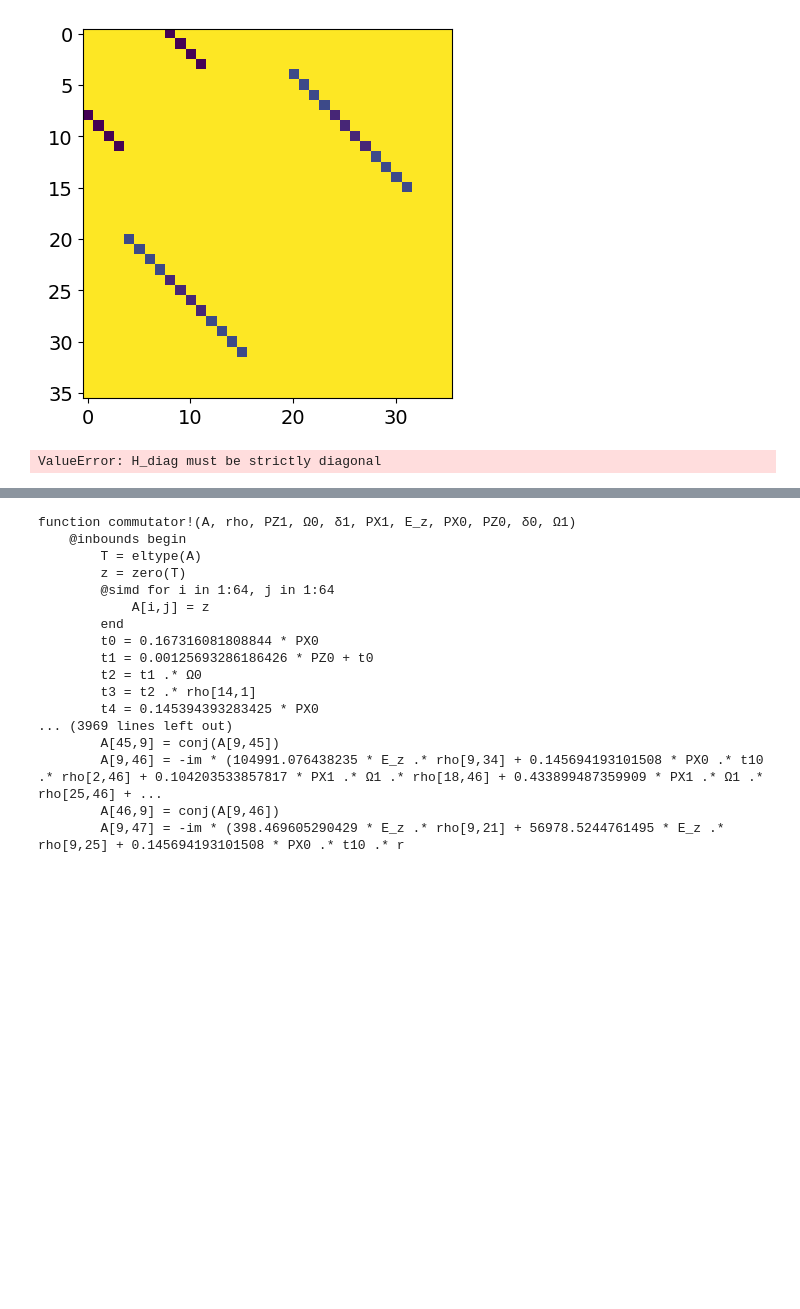
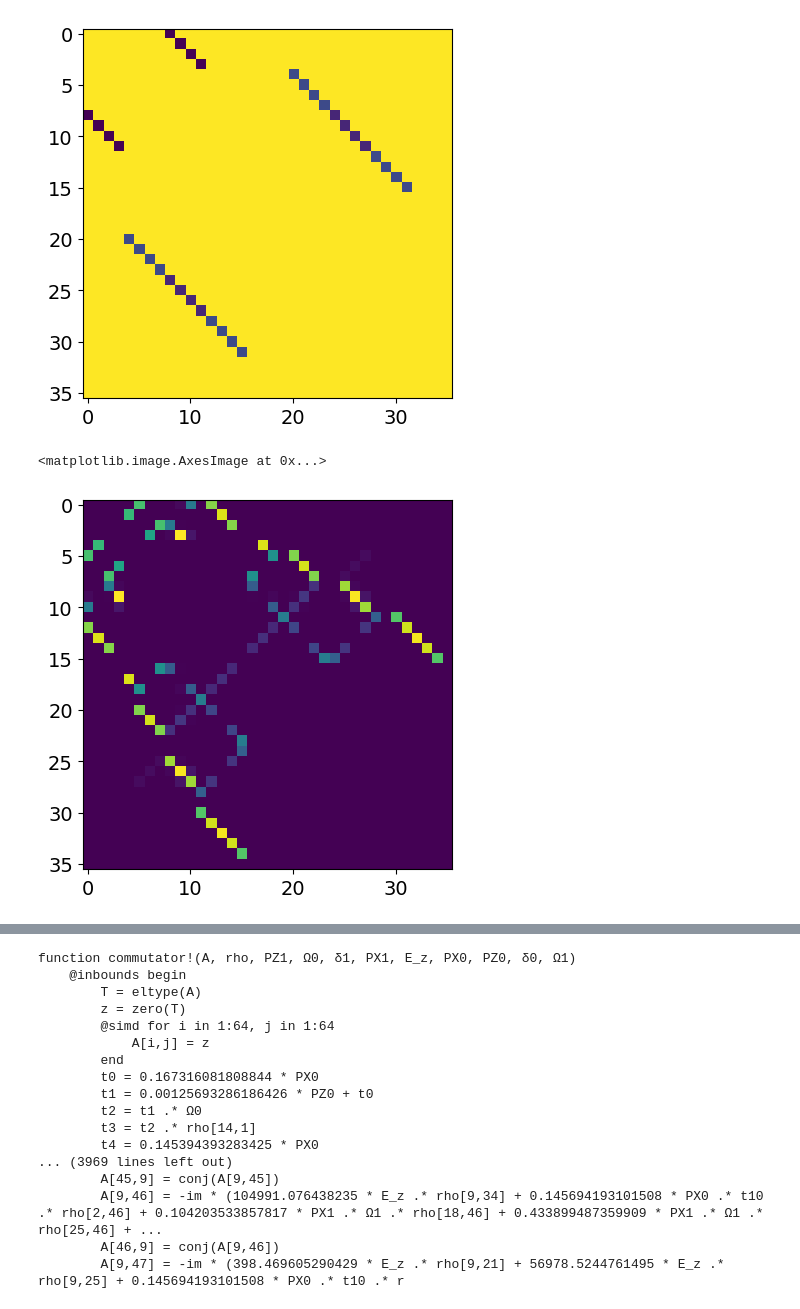
Before and after one commit to ograsdijk/CeNTREX-TlF, a Jupyter notebook: examples/spa paper/generate_hamiltonian.ipynb, the cells around one changed output, grey strips where cells are left out. Drawn from its saved outputs; the diff is of its cells as text; code cells hidden in the pictures; blank space fills up the shorter version.

```diff
--- a/examples/spa paper/generate_hamiltonian.ipynb
+++ b/examples/spa paper/generate_hamiltonian.ipynb
@@ -91,7 +107,3 @@ def add_perturbative_shift(H_diag: MatrixLike, H_off: smp.Matrix) -> smp.Matrix:
-# %%
-add_perturbative_shift(H0, HSz * Ez)
-# %% [output]
-ValueError: H_diag must be strictly diagonal
 # %%
 H0 = ham_func([0, 0, 0], [0, 0, 1e-5])
 eigenvals, eigenvecs = np.linalg.eigh(H0)
@@ -105,3 +117,8 @@ HSz[m] = 0
 # make states and filter
 QN = hamiltonian.matrix_to_states(eigenvecs, list(X_states_uncoupled))
 QN = [qn.remove_small_components().normalize() for qn in QN]
+# %%
+plt.imshow(np.abs(HSz))
+# %% [output]
+<matplotlib.image.AxesImage at 0x...>
+[figure, added]
```
Also changed, not shown: parts of 22 cells of this notebook.
